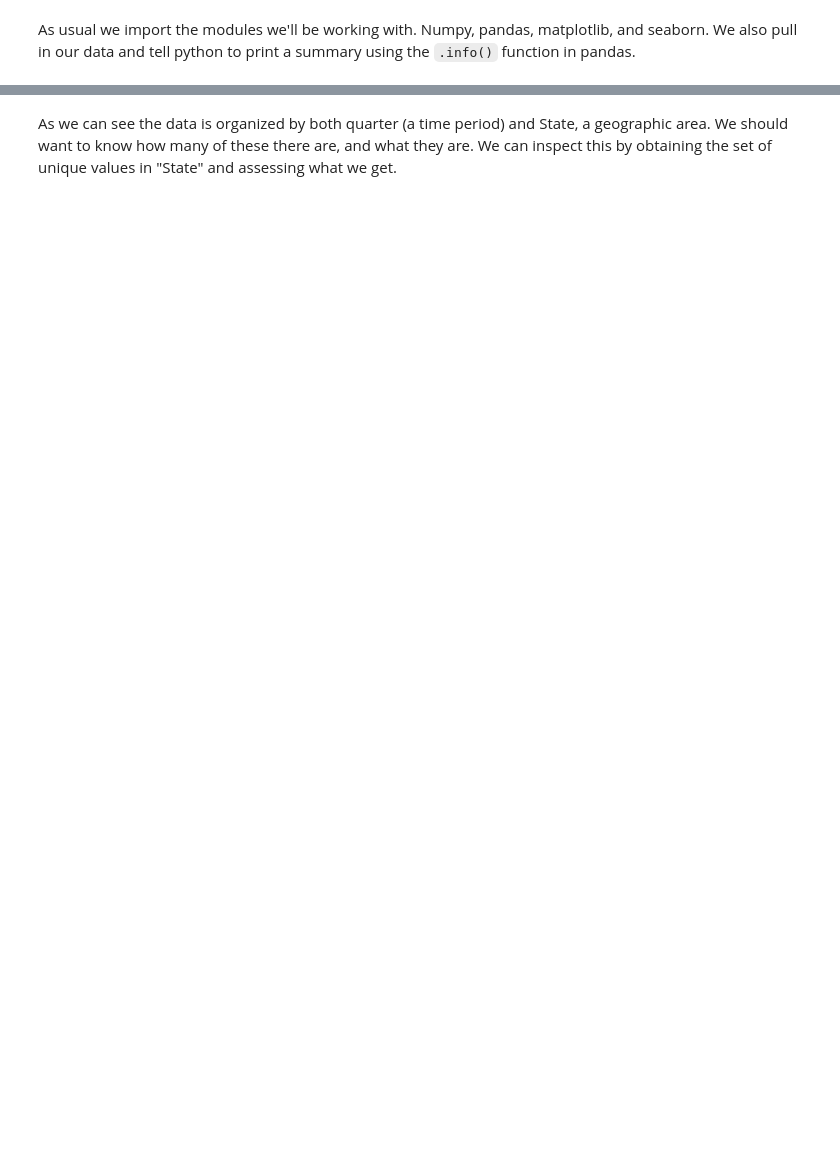
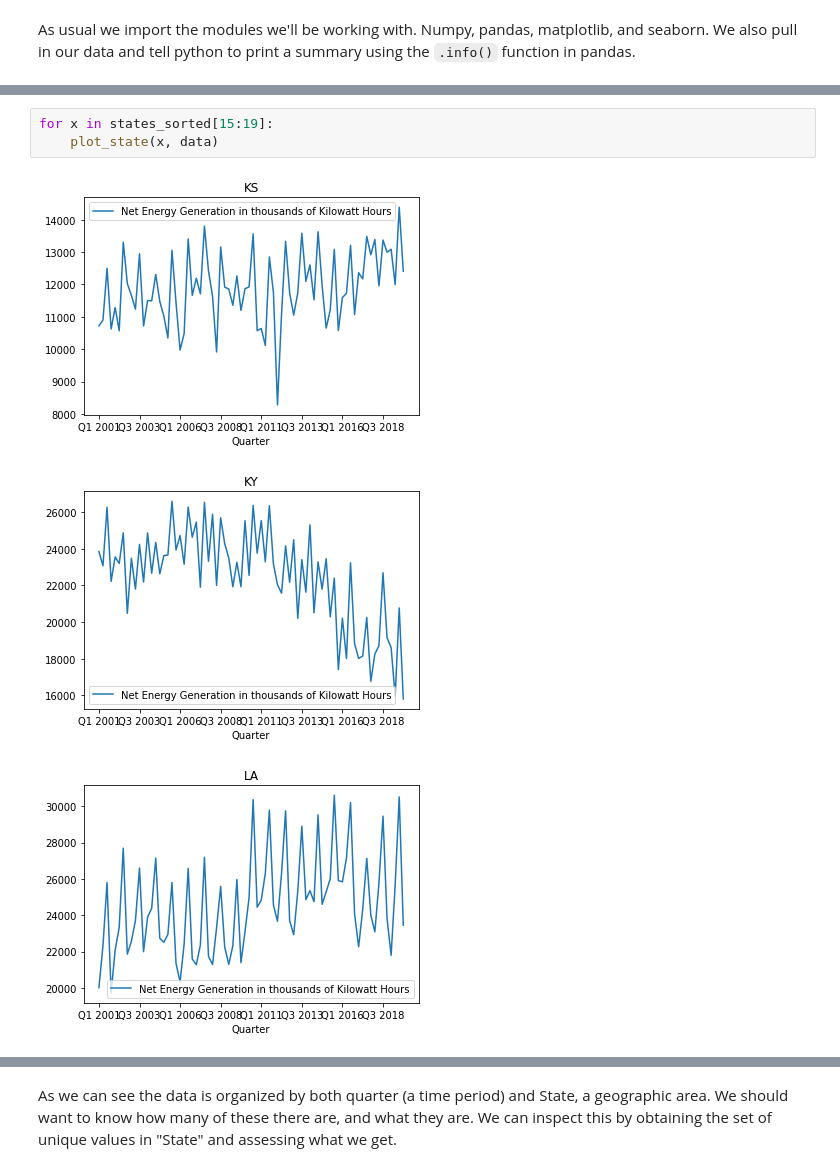
Before and after one commit to alexschwartzburg/Energy_Use_USA, a Jupyter notebook: Analysis_of_Net_Energy_Consumption_USA_source_EIA.ipynb, the cells around one changed output, grey strips where cells are left out. Saved outputs shown, nothing was run; the diff lists cells and outputs as text; blank space fills up the shorter version.

```diff
--- a/Analysis_of_Net_Energy_Consumption_USA_source_EIA.ipynb
+++ b/Analysis_of_Net_Energy_Consumption_USA_source_EIA.ipynb
@@ -54,0 +272,7 @@ memory usage: 110.6+ KB
+# %%
+for x in states_sorted[15:19]:
+	plot_state(x, data)
+# %% [output]
+[figure, added]
+[figure, added]
+[figure, added]
```
Also changed, not shown: parts of 50 cells of this notebook.
